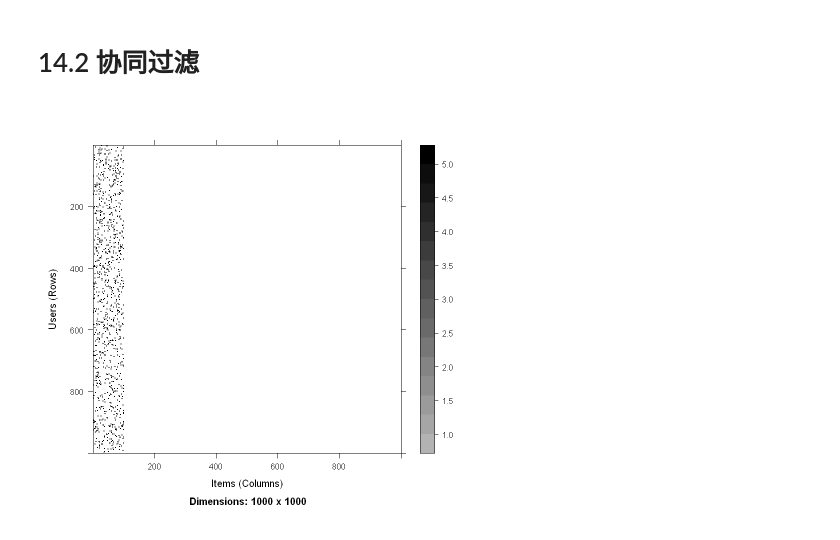
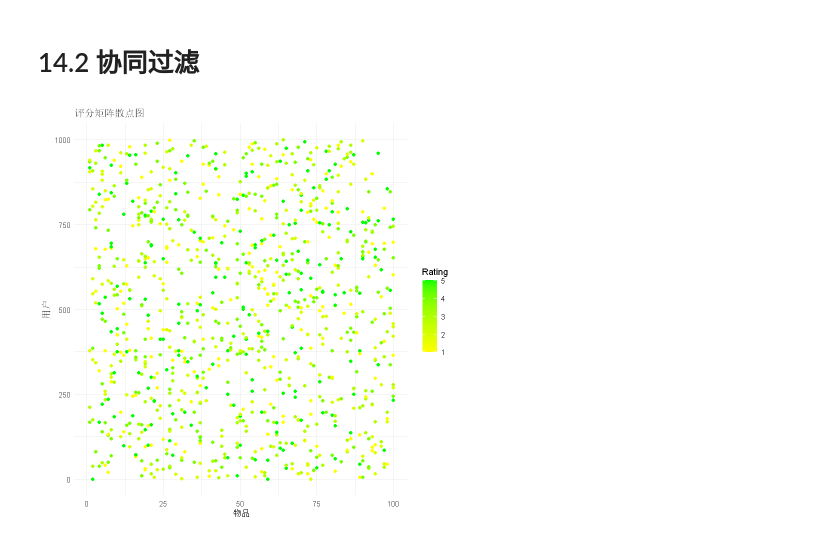
Before and after one commit to LinLangTianS/dev2, a Jupyter notebook: Code_r.ipynb, the cells around one changed output. Saved outputs shown, nothing was run; the diff lists cells and outputs as text; code cells hidden in the pictures.

```diff
--- a/Code_r.ipynb
+++ b/Code_r.ipynb
@@ -109,10 +110,20 @@ Algorithmic control:
 # %% [markdown]
 # 14.2 协同过滤
 # %%
-m <- matrix(nrow = 1000, ncol = 1000)
-m[sample.int(100*1000, 1000)] <- ceiling(runif(1000, 0, 5))
+# 生成1000个用户对100部电影的评分矩阵
+m <- matrix(nrow = 1000, ncol = 100)
+m[sample.int(1000*100, 1000)] <- ceiling(runif(1000, 0, 5))
 r <- as(m, "realRatingMatrix")
-image(r)
+# image(r)
+rating_data <- melt(m, varnames = c("User", "Item"), value.name = "Rating", na.rm = TRUE)
+
+# 绘制热力图
+# 绘制散点图
+ggplot(rating_data, aes(x = Item, y = User, color = Rating)) +
+  geom_point() +
+  scale_color_gradient(low = "yellow", high = "green") +
+  theme_minimal() +
+  labs(title = "评分矩阵散点图", x = "物品", y = "用户")
 # %% [output]
-[figure, old version]
+[figure, new version]
 # %%
```
Also changed, not shown: parts of 4 cells of this notebook.
